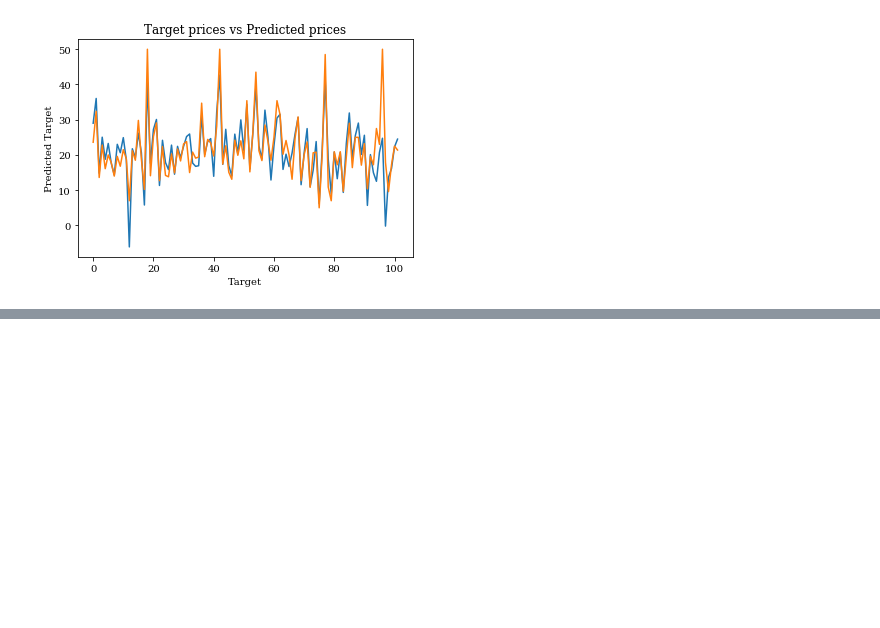
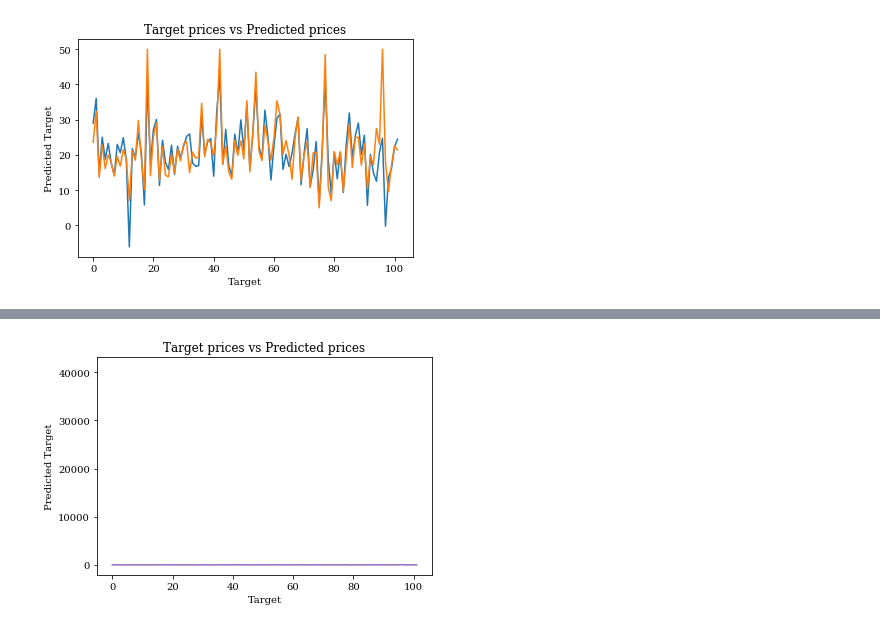
Before and after one commit to TannerS/BostonDataMachineLearning, a Jupyter notebook: BostonData.ipynb, the cells around one changed output, grey strips where cells are left out. Saved outputs shown, nothing was run; the diff lists cells and outputs as text; code cells hidden in the pictures; blank space fills up the shorter version.

```diff
--- a/BostonData.ipynb
+++ b/BostonData.ipynb
@@ -101,11 +101,9 @@ def lossFunc(N, features, targets, weights):
     X = features
     w = weights
     partial_mean = (1/(2*N))
-    #Xw = linalg.matmul(X, w)
-    Xw = linalg.dot(X, w)
+    Xw = np.matmul(X, w)
     offset = np.subtract(t, Xw)
-    #return partial_mean * linalg.matmul(getTranspose(offset), offset)
-    return partial_mean * linalg.dot(np.transpose(offset), offset)
+    return (partial_mean * np.matmul(np.transpose(offset), offset))
 
 # Task 2-1: Implement a function solving normal equation
 
@@ -122,7 +120,7 @@ def myNormalEqualFun(X,y):
     # lastly, we multiply both parts
     w = np.matmul(w_partial_one, w_partial_two)
     # return the weights
-    return w
+    return np.matmul((np.matmul((np.matmul(Xt,X) ** -1), Xt)), y)
 
 # Task 2-2: Implement a function performing prediction
 
@@ -135,21 +133,47 @@ def myPredictFun(X,w):
 train_data_intercept = np.insert(train_data, 0, 1, axis=1)
 test_data_intercept = np.insert(test_data, 0, 1, axis=1)
 
+
+import pandas
+df = pandas.DataFrame(np.transpose(train_data_intercept))
+print(df)
+print()
+
+
+# for i in range (0,len(train_data_intercept)):
+#     print()
+#     print(train_data_intercept[i])
+#     print()
+    # train_data_intercept[i] = np.transpose(train_data_intercept[i])
+    # train_data_intercept[i] = train_data_intercept[i].reshape((-1, 1))
+
+
+
+# print(train_data_intercept)
+
+# print()
+# print(np.transpose(train_data_intercept, [-1, 1]))
+# print(np.reshape(train_data_intercept, [-1, 1]))
+
+
 # Here we call myNormalEqual to train the model and get weights
 w = myNormalEqualFun(train_data_intercept,train_target)
-
+# df = pandas.DataFrame(w)
+# print(df)
 # Task 2-3: show intercept and coefficents
-print()
-print('Coefficients: ', w[0])
-print()
-print('Intercepts: ', w[1:])
-print()
+# print()
+# print('Intercepts: ', w[0])
+# print()
+# print('Coefficients: ', w[1:])
+# print()
 
 # Task 2-4: show errors on training dataset and testing dataset
-training_data_predict = myPredictFun(train_data, w)
-testing_data_predict = myPredictFun(test_data, w)
+training_error = lossFunc(len(train_target), train_data_intercept, train_target, w)
+testing_error = lossFunc(len(test_target), test_data_intercept, test_target, w)
 
-
+# print()
+# print('Training Error: ', training_error)
+# print('Testing Error: ', testing_error)
 
 
 
@@ -158,4 +182,17 @@ testing_data_predict = myPredictFun(test_data, w)
 
 
 # Task 2-5: show plot a figure to show your predictions and real prices on the testing dataset
+
+# set x axis label
+plt.xlabel("Target")
+# set y axis label
+plt.ylabel("Predicted Target")
+# set chart title
+plt.title("Target prices vs Predicted prices")
+# plot the predicted values of the test data
+plt.plot(myPredictFun(np.transpose(train_data_intercept), w))
+# plot the true values of the test data
+plt.plot(np.matrix(test_target))
+# show the chart
+plt.show()
 # %% [output]
@@ -179,3 +216,4 @@ Intercepts:  [[  4.09164006e+02]
+[figure, added]
 # %%
 # Feature scaling
 scaler = preprocessing.StandardScaler().fit(train_data)
```
Also changed, not shown: parts of 1 cell of this notebook.
